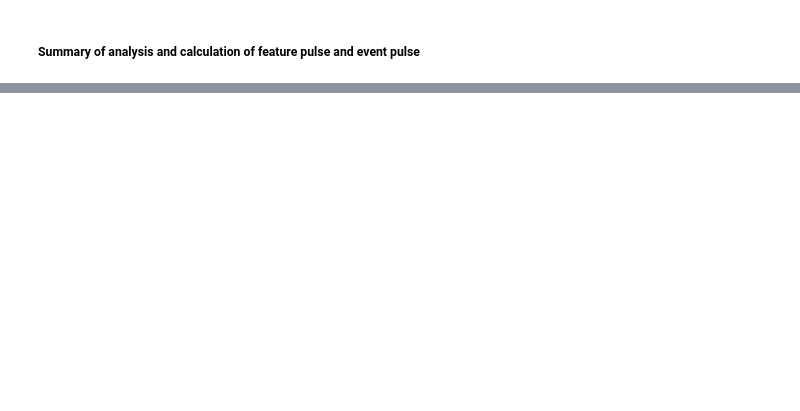
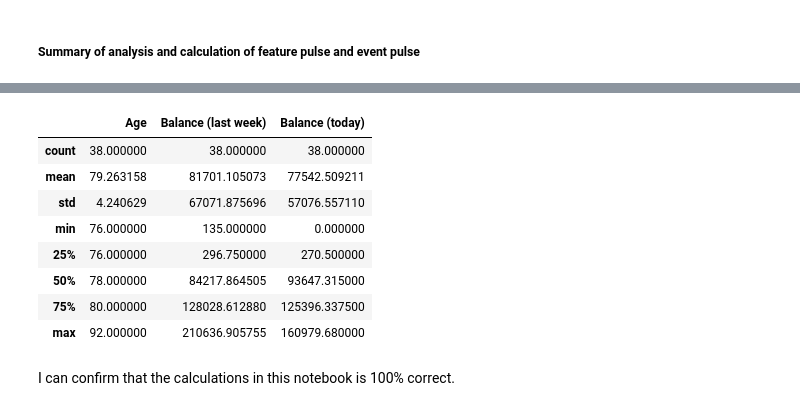
Before and after one commit to opeyemifarinde/Data-Analytics, a Jupyter notebook: Calculating_pulse_of_events_for_Towntalk_Bank_Data.ipynb, the cells around one changed output, grey strips where cells are left out. Cells and saved outputs as stored; diff of their text form; code cells hidden in the pictures; blank space fills up the shorter version.

```diff
--- a/Calculating_pulse_of_events_for_Towntalk_Bank_Data.ipynb
+++ b/Calculating_pulse_of_events_for_Towntalk_Bank_Data.ipynb
@@ -591,0 +721,14 @@ Image(filename=PATH)
+# %%
+flastweekData.describe() #average balance last week is 81701.105073
+# %% [output]
+|  | Age | Balance (last week) | Balance (today) |
+| count | 38.000000 | 38.000000 | 38.000000 |
+| mean | 79.263158 | 81701.105073 | 77542.509211 |
+| std | 4.240629 | 67071.875696 | 57076.557110 |
+| min | 76.000000 | 135.000000 | 0.000000 |
+| 25% | 76.000000 | 296.750000 | 270.500000 |
+| 50% | 78.000000 | 84217.864505 | 93647.315000 |
+| 75% | 80.000000 | 128028.612880 | 125396.337500 |
+| max | 92.000000 | 210636.905755 | 160979.680000 |
+# %% [markdown]
+I can confirm that the calculations in this notebook is 100% correct.
```
Also changed, not shown: parts of 17 cells of this notebook.
